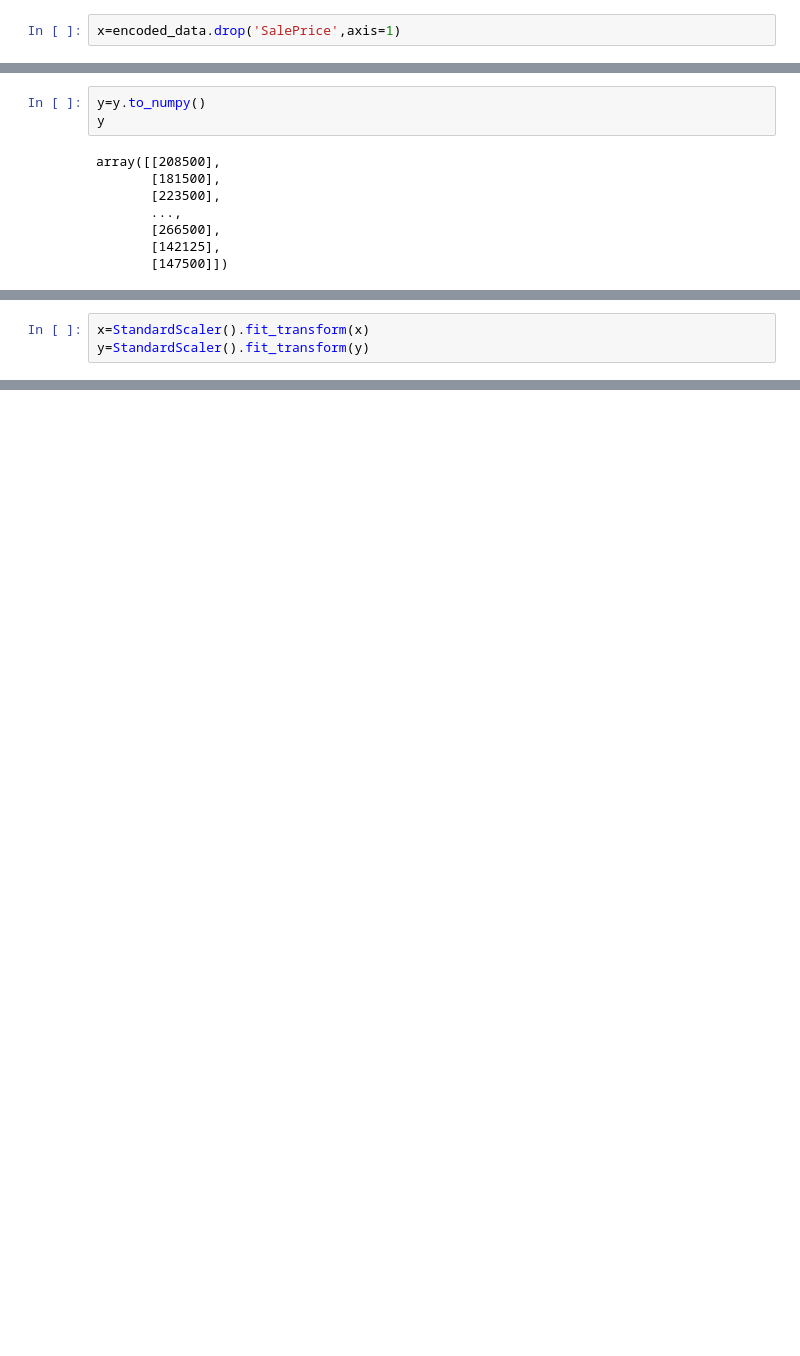
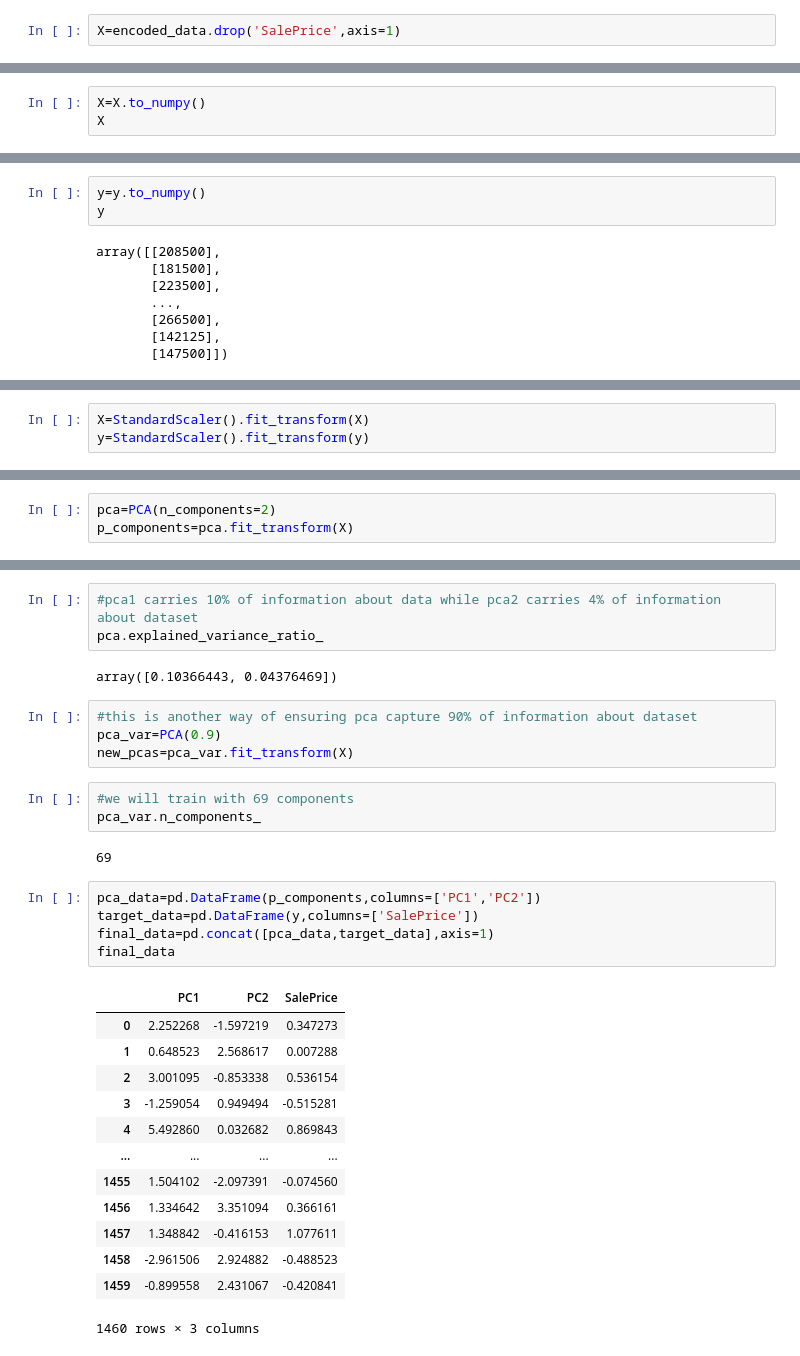
Before and after one commit to KangeMathenge/MLGroupFinalTask, a Jupyter notebook: Grouptask1.ipynb, the cells around one changed output, grey strips where cells are left out. Saved outputs shown, nothing was run; the diff lists cells and outputs as text; blank space fills up the shorter version.

```diff
--- a/Grouptask1.ipynb
+++ b/Grouptask1.ipynb
@@ -258,4 +345,4 @@ Name: SalePrice, Length: 1460, dtype: int64
 # %%
-x=encoded_data.drop('SalePrice',axis=1)
+X=encoded_data.drop('SalePrice',axis=1)
 # %%
 y=data[target]
@@ -278,0 +364,3 @@ array([[1.960e+02, 8.450e+03, 0.000e+00, ..., 0.000e+00, 0.000e+00,
+# %%
+X=X.to_numpy()
+X
@@ -290,3 +400,3 @@ array([[208500],
 # %%
-x=StandardScaler().fit_transform(x)
+X=StandardScaler().fit_transform(X)
 y=StandardScaler().fit_transform(y)
@@ -331,0 +415,3 @@ pd.get_dummies
+# %%
+pca=PCA(n_components=2)
+p_components=pca.fit_transform(X)
@@ -331,0 +428,33 @@ pd.get_dummies
+# %%
+#pca1 carries 10% of information about data while pca2 carries 4% of information about dataset
+pca.explained_variance_ratio_
+# %% [output]
+array([0.10366443, 0.04376469])
+# %%
+#this is another way of ensuring pca capture 90% of information about dataset
+pca_var=PCA(0.9)
+new_pcas=pca_var.fit_transform(X)
+# %%
+#we will train with 69 components
+pca_var.n_components_
+# %% [output]
+69
+# %%
+pca_data=pd.DataFrame(p_components,columns=['PC1','PC2'])
+target_data=pd.DataFrame(y,columns=['SalePrice'])
+final_data=pd.concat([pca_data,target_data],axis=1)
+final_data
+# %% [output]
+|  | PC1 | PC2 | SalePrice |
+| 0 | 2.252268 | -1.597219 | 0.347273 |
+| 1 | 0.648523 | 2.568617 | 0.007288 |
+| 2 | 3.001095 | -0.853338 | 0.536154 |
+| 3 | -1.259054 | 0.949494 | -0.515281 |
+| 4 | 5.492860 | 0.032682 | 0.869843 |
+| ... | ... | ... | ... |
+| 1455 | 1.504102 | -2.097391 | -0.074560 |
+| 1456 | 1.334642 | 3.351094 | 0.366161 |
+| 1457 | 1.348842 | -0.416153 | 1.077611 |
+| 1458 | -2.961506 | 2.924882 | -0.488523 |
+| 1459 | -0.899558 | 2.431067 | -0.420841 |
+1460 rows × 3 columns
```
Also changed, not shown: parts of 79 cells of this notebook.
